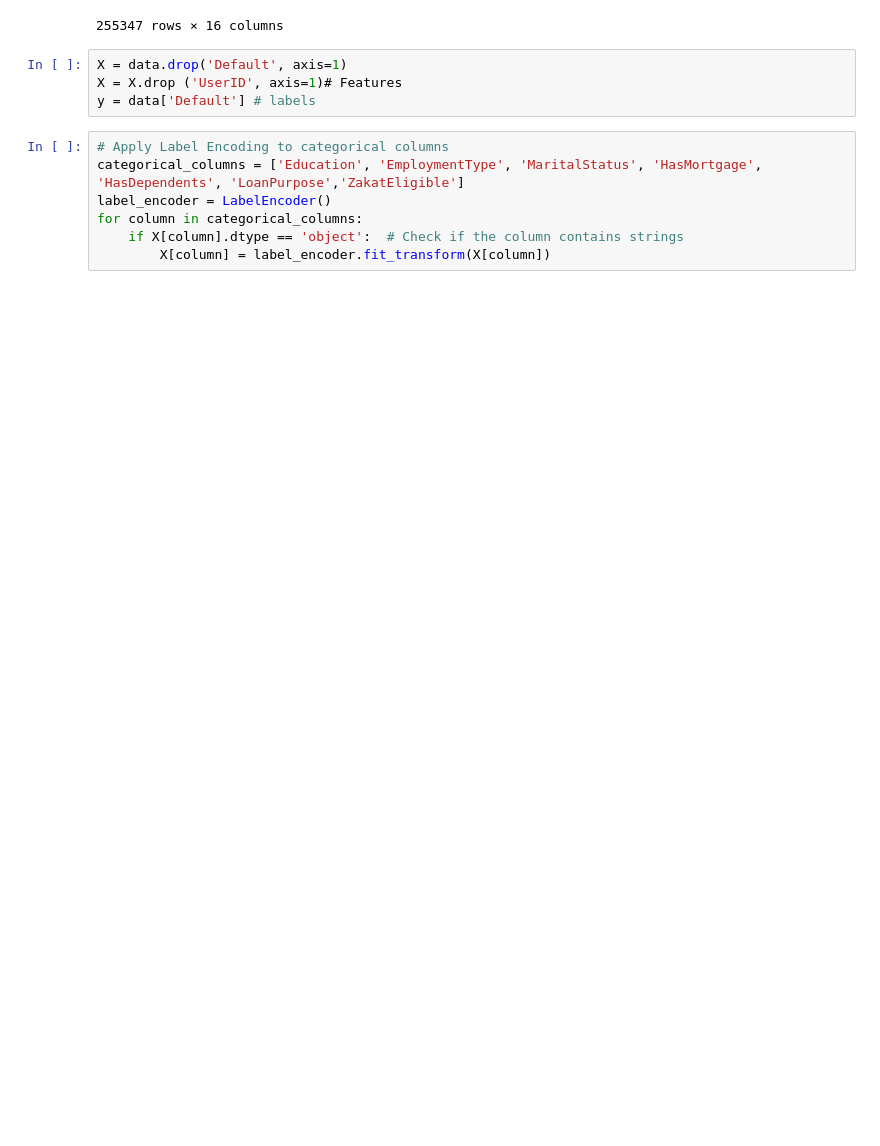
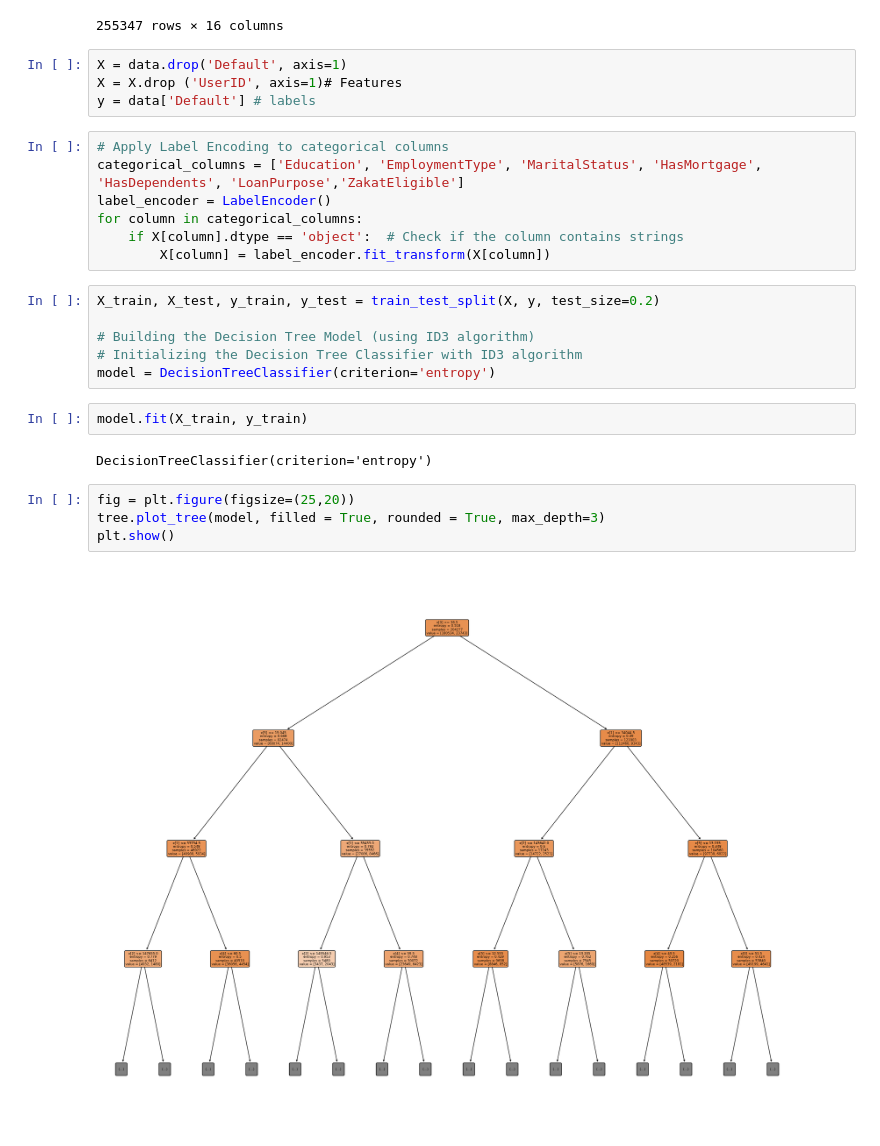
Before and after one commit to jdxxmahmud/loan_defaulter_prediction, a Jupyter notebook: train.ipynb, the cells around one changed output. Cells and saved outputs as stored; diff of their text form; blank space fills up the shorter version.

Commit message:
training with model

```diff
--- a/train.ipynb
+++ b/train.ipynb
@@ -39,3 +40,19 @@ label_encoder = LabelEncoder()
 for column in categorical_columns:
     if X[column].dtype == 'object':  # Check if the column contains strings
         X[column] = label_encoder.fit_transform(X[column])
+# %%
+X_train, X_test, y_train, y_test = train_test_split(X, y, test_size=0.2)
+
+# Building the Decision Tree Model (using ID3 algorithm)
+# Initializing the Decision Tree Classifier with ID3 algorithm
+model = DecisionTreeClassifier(criterion='entropy')
+# %%
+model.fit(X_train, y_train)
+# %% [output]
+DecisionTreeClassifier(criterion='entropy')
+# %%
+fig = plt.figure(figsize=(25,20))
+tree.plot_tree(model, filled = True, rounded = True, max_depth=3)
+plt.show()
+# %% [output]
+[figure, added]
```
Also changed, not shown: parts of 2 cells of this notebook.
